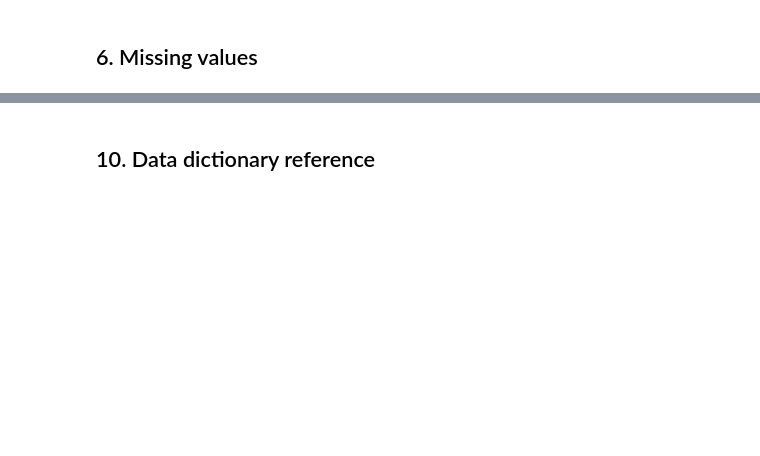
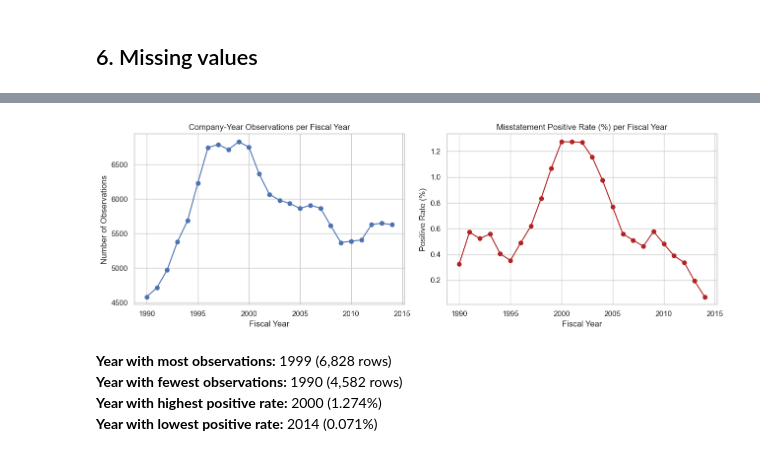
Before and after one commit to mirandamaisnam/audit-risk-analytics, a Jupyter notebook: notebooks/01_data_understanding.ipynb, the cells around one changed output, grey strips where cells are left out. Saved outputs shown, nothing was run; the diff lists cells and outputs as text; code cells hidden in the pictures; blank space fills up the shorter version.

```diff
--- a/notebooks/01_data_understanding.ipynb
+++ b/notebooks/01_data_understanding.ipynb
@@ -39,2 +226,12 @@ No analysis has been performed yet. Run cells in order once `data/raw/data_Fraud
 # %%
-# TODO: implement this section
+year_summary = df.groupby("fyear").agg(
+    n_obs=("gvkey", "size"),
+    n_companies=("gvkey", "nunique"),
+    n_positive=("misstate", "sum"),
+)
+year_summary["positive_rate_pct"] = (year_summary["n_positive"] / year_summary["n_obs"] * 100).round(3)
+
+print(f"Earliest fiscal year: {df['fyear'].min()}")
+print(f"Latest fiscal year: {df['fyear'].max()}")
+print(f"Number of distinct fiscal years: {df['fyear'].nunique()}")
+year_summary
@@ -41,4 +260,34 @@ No analysis has been performed yet. Run cells in order once `data/raw/data_Fraud
-# %% [markdown]
-## 10. Data dictionary reference
 # %%
-# TODO: implement this section
+fig, axes = plt.subplots(1, 2, figsize=(13, 4.5))
+
+axes[0].plot(year_summary.index, year_summary["n_obs"], marker="o")
+axes[0].set_title("Company-Year Observations per Fiscal Year")
+axes[0].set_xlabel("Fiscal Year")
+axes[0].set_ylabel("Number of Observations")
+
+axes[1].plot(year_summary.index, year_summary["positive_rate_pct"], marker="o", color="firebrick")
+axes[1].set_title("Misstatement Positive Rate (%) per Fiscal Year")
+axes[1].set_xlabel("Fiscal Year")
+axes[1].set_ylabel("Positive Rate (%)")
+
+plt.tight_layout()
+plt.show()
+# %% [output]
+[figure, added]
+# %%
+peak_obs_year = year_summary["n_obs"].idxmax()
+min_obs_year = year_summary["n_obs"].idxmin()
+peak_rate_year = year_summary["positive_rate_pct"].idxmax()
+min_rate_year = year_summary["positive_rate_pct"].idxmin()
+
+show(
+    f"**Year with most observations:** {peak_obs_year} ({year_summary.loc[peak_obs_year, 'n_obs']:,} rows)  \n"
+    f"**Year with fewest observations:** {min_obs_year} ({year_summary.loc[min_obs_year, 'n_obs']:,} rows)  \n"
+    f"**Year with highest positive rate:** {peak_rate_year} ({year_summary.loc[peak_rate_year, 'positive_rate_pct']:.3f}%)  \n"
+    f"**Year with lowest positive rate:** {min_rate_year} ({year_summary.loc[min_rate_year, 'positive_rate_pct']:.3f}%)"
+)
+# %% [output]
+**Year with most observations:** 1999 (6,828 rows)
+**Year with fewest observations:** 1990 (4,582 rows)
+**Year with highest positive rate:** 2000 (1.274%)
+**Year with lowest positive rate:** 2014 (0.071%)
```
Also changed, not shown: parts of 54 cells of this notebook.
